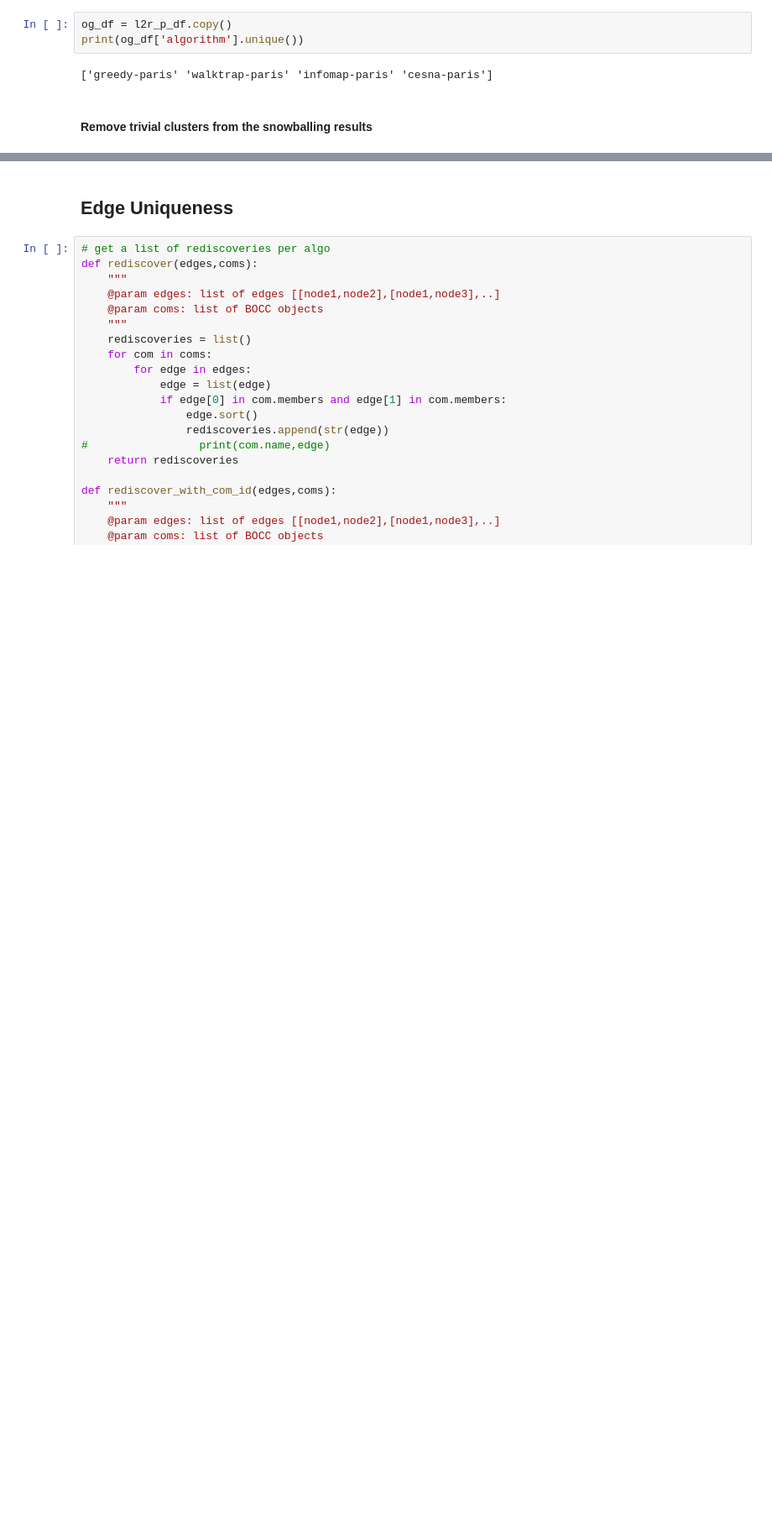
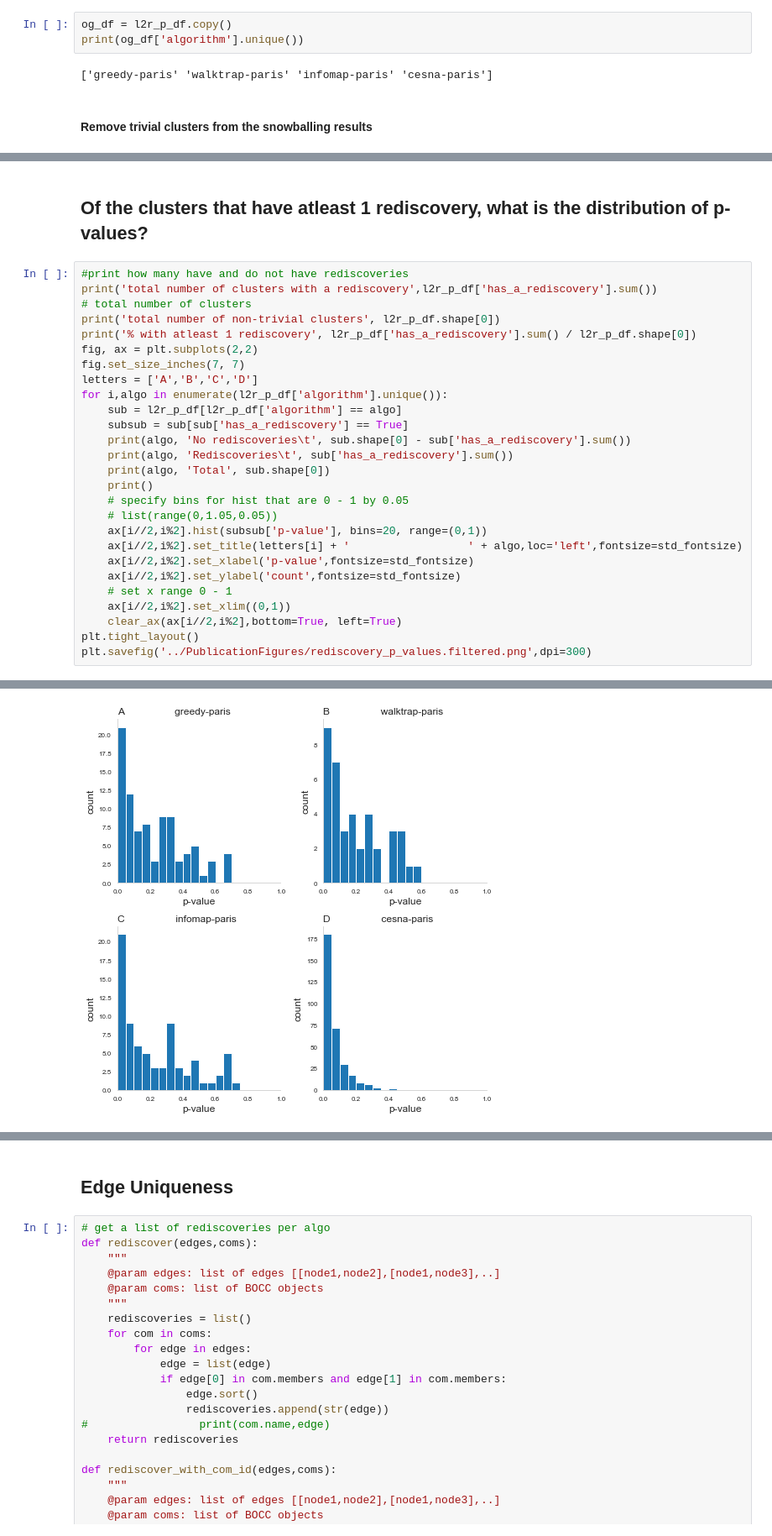
Before and after one commit to MSBradshaw/BOCC, a Jupyter notebook: Experiments/make_figures.ipynb, the cells around one changed output, grey strips where cells are left out. Shown: that part at 84% size. Saved outputs shown, nothing was run; the diff lists cells and outputs as text; blank space fills up the shorter version.

```diff
--- a/Experiments/make_figures.ipynb
+++ b/Experiments/make_figures.ipynb
@@ -440,0 +444,30 @@ print(l2r_p_df.shape)
+# %% [markdown]
+## Of the clusters that have atleast 1 rediscovery, what is the distribution of p-values?
+# %%
+#print how many have and do not have rediscoveries
+print('total number of clusters with a rediscovery',l2r_p_df['has_a_rediscovery'].sum())
+# total number of clusters
+print('total number of non-trivial clusters', l2r_p_df.shape[0])
+print('% with atleast 1 rediscovery', l2r_p_df['has_a_rediscovery'].sum() / l2r_p_df.shape[0])
+fig, ax = plt.subplots(2,2)
+fig.set_size_inches(7, 7)
+letters = ['A','B','C','D']
+for i,algo in enumerate(l2r_p_df['algorithm'].unique()):
+    sub = l2r_p_df[l2r_p_df['algorithm'] == algo]
+    subsub = sub[sub['has_a_rediscovery'] == True]
+    print(algo, 'No rediscoveries\t', sub.shape[0] - sub['has_a_rediscovery'].sum())
+    print(algo, 'Rediscoveries\t', sub['has_a_rediscovery'].sum())
+    print(algo, 'Total', sub.shape[0])
+    print()
+    # specify bins for hist that are 0 - 1 by 0.05
+    # list(range(0,1.05,0.05))
+    ax[i//2,i%2].hist(subsub['p-value'], bins=20, range=(0,1))
+    ax[i//2,i%2].set_title(letters[i] + '                  ' + algo,loc='left',fontsize=std_fontsize)
+    ax[i//2,i%2].set_xlabel('p-value',fontsize=std_fontsize)
+    ax[i//2,i%2].set_ylabel('count',fontsize=std_fontsize)
+    # set x range 0 - 1
+    ax[i//2,i%2].set_xlim((0,1))
+    clear_ax(ax[i//2,i%2],bottom=True, left=True)
+plt.tight_layout()
+plt.savefig('../PublicationFigures/rediscovery_p_values.filtered.png',dpi=300)
+# %% [output]
@@ -441,3 +492,4 @@ print(l2r_p_df.shape)
+[figure, added]
 # %%
 for k in expecteds.keys():
     print(k,len(expecteds[k]))
```
Also changed, not shown: parts of 9 cells of this notebook.
